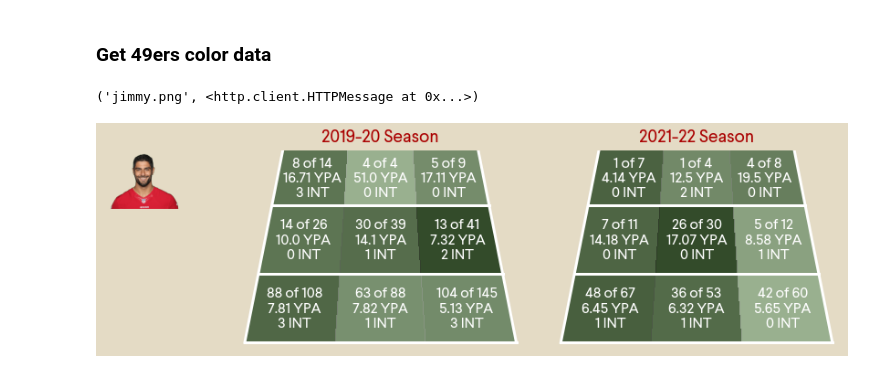
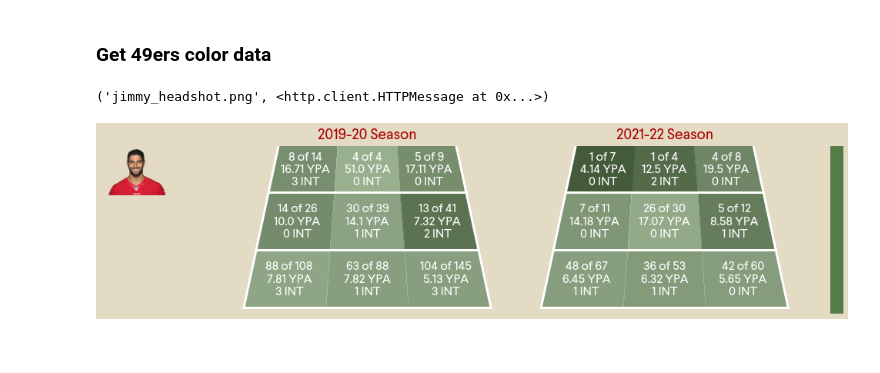
Before and after one commit to naveenv92/nfl-infographics, a Jupyter notebook: notebooks/jimmy.ipynb, the cells around one changed output. Drawn from its saved outputs; the diff is of its cells as text; code cells hidden in the pictures.

Commit message:
Fixed heatmap and started colorbar

```diff
--- a/notebooks/jimmy.ipynb
+++ b/notebooks/jimmy.ipynb
@@ -336,12 +336,12 @@ Y = [
 Z_2019 = np.zeros((3, 3))
 for i in range(len(Z_2019)):
     for j in range(len(Z_2019[i])):
-        Z_2019[i, j] = df_loc_agg_2019.loc[(i, j), "completion_percentage"]
+        Z_2019[j, i] = df_loc_agg_2019.loc[(i, j), "completion_percentage"]
 
 Z_2021 = np.zeros((3, 3))
 for i in range(len(Z_2021)):
     for j in range(len(Z_2021[i])):
-        Z_2021[i, j] = df_loc_agg_2021.loc[(i, j), "completion_percentage"]
+        Z_2021[j, i] = df_loc_agg_2021.loc[(i, j), "completion_percentage"]
 # %% [markdown]
 ### Get 49ers color data
 # %%
@@ -355,9 +355,9 @@ bg = "#e4dbc5"
 # %%
 df_roster = npy.load_roster_data(2021)
 df_jimmy_metadata = df_roster[df_roster["full_name"] == "Jimmy Garoppolo"].copy()
-urllib.request.urlretrieve(df_jimmy_metadata["headshot_url"].values[0], "jimmy.png")
+urllib.request.urlretrieve(df_jimmy_metadata["headshot_url"].values[0], "jimmy_headshot.png")
 # %% [output]
-('jimmy.png', <http.client.HTTPMessage at 0x...>)
+('jimmy_headshot.png', <http.client.HTTPMessage at 0x...>)
 # %%
 bg = "#e4dbc5"
 grass = "#567d46"
@@ -368,16 +368,18 @@ plt.rcParams["font.size"] = 16
 plt.rcParams["font.weight"] = 400
 plt.rcParams["text.color"] = c1
 
-fig = plt.figure(figsize=(15, 4), facecolor=bg)
-gs = fig.add_gridspec(nrows=3, ncols=5)
+fig = plt.figure(figsize=(18, 4), facecolor=bg)
+gs = fig.add_gridspec(nrows=3, ncols=4, width_ratios=[0.5, 1, 1, 0.05])
 
-ax_field_2019 = fig.add_subplot(gs[:, 1:3], zorder=2)
-ax_field_2021 = fig.add_subplot(gs[:, 3:5], zorder=2)
+ax_field_2019 = fig.add_subplot(gs[:, 1], zorder=2)
+ax_field_2021 = fig.add_subplot(gs[:, 2], zorder=2)
 ax_headshot = fig.add_subplot(gs[0, 0])
+ax_colorbar = fig.add_subplot(gs[:, 3], zorder=2)
 
 ax_field_2019.set_frame_on(False)
 ax_field_2021.set_frame_on(False)
 ax_headshot.set_frame_on(False)
+ax_colorbar.set_frame_on(False)
 
 # Sidelines
 ax_field_2019.plot([0, 0.45], [0, 3], color="w", linewidth=3, zorder=3)
@@ -415,37 +417,41 @@ ax_field_2021.set_xlim([-0.1, 3.1])
 ax_field_2021.set_ylim([-0.1, 2.8])
 
 # Headshot
-img = Image.open("jimmy.png")
+img = Image.open("jimmy_headshot.png")
 ax_headshot.imshow(img)
 ax_headshot.set(xticks=[], yticks=[])
 
-ax_field_2019.pcolormesh(X, Y, Z_2019, shading="flat", cmap="gray_r", vmin=Z_2019.min(), vmax=Z_2019.max(), alpha=0.4, zorder=2)
-
-ax_field_2021.pcolormesh(X, Y, Z_2021, shading="flat", cmap="gray_r", vmin=Z_2021.min(), vmax=Z_2021.max(), alpha=0.4, zorder=2)
+ax_field_2019.pcolormesh(X, Y, Z_2019, shading="flat", cmap="Greys_r", vmin=0, vmax=1, alpha=0.4, zorder=2)
+ax_field_2021.pcolormesh(X, Y, Z_2021, shading="flat", cmap="Greys_r", vmin=0, vmax=1, alpha=0.4, zorder=2)
 
 # Annotations
 annotate_dict = {
     (0, 0): [0.55, 0.5],
     (0, 1): [0.65, 1.5],
     (0, 2): [0.75, 2.4],
     (1, 0): [1.5, 0.5],
     (1, 1): [1.5, 1.5],
     (1, 2): [1.5, 2.4],
     (2, 0): [2.45, 0.5],
     (2, 1): [2.35, 1.5],
     (2, 2): [2.25, 2.4],
 }
 
 for i in range(3):
     for j in range(3):
         ax_field_2019.text(*annotate_dict[(i, j)], stats_string(df_loc_agg_2019, i, j), ha="center", va="center", color="w")
         ax_field_2021.text(*annotate_dict[(i, j)], stats_string(df_loc_agg_2021, i, j), ha="center", va="center", color="w")
 
+# Colorbar
+colorbar_bg = Polygon([[0, 0], [0, 1], [1, 1], [1, 0], [0, 0]], color=grass, transform=ax_colorbar.transAxes, zorder=1)
+ax_colorbar.add_artist(colorbar_bg)
+ax_colorbar.set(xticks=[], yticks=[])
+
 # Titles
 ax_field_2019.set_title("2019-20 Season", pad=10)
 ax_field_2021.set_title("2021-22 Season", pad=10)
 
 #plt.savefig("jimmy.png", dpi=500, bbox_inches="tight")
 plt.show()
 # %% [output]
-[figure, old version]
+[figure, new version]
```
